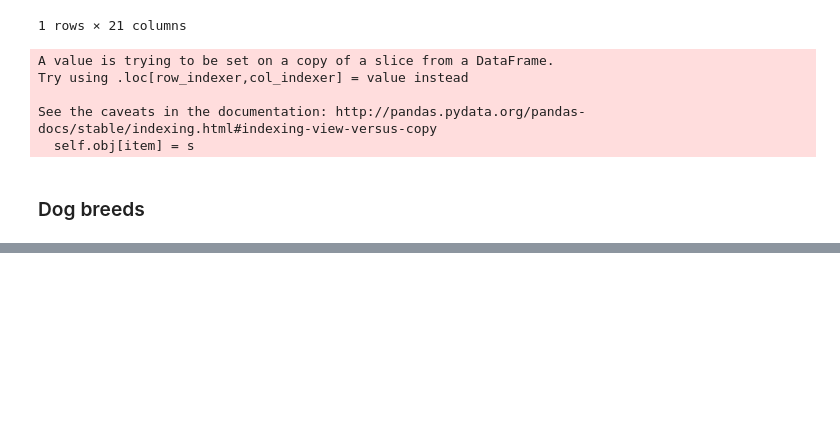
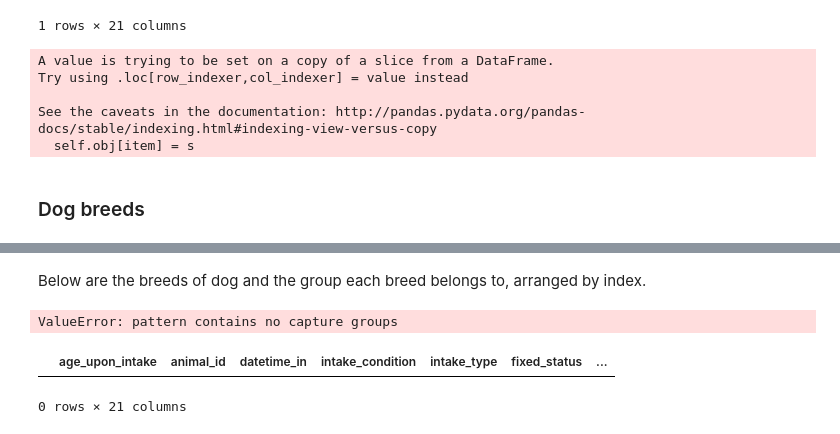
Before and after one commit to luketibbott/kojak, a Jupyter notebook: clean_engineer.ipynb, the cells around one changed output, grey strips where cells are left out. Cells and saved outputs as stored; diff of their text form; code cells hidden in the pictures; blank space fills up the shorter version.

Commit message:
Add dog breed and groups

```diff
--- a/clean_engineer.ipynb
+++ b/clean_engineer.ipynb
@@ -268,0 +289,2 @@ See the caveats in the documentation: http://pandas.pydata.org/pandas-docs/stabl
+# %% [markdown]
+Below are the breeds of dog and the group each breed belongs to, arranged by index.
@@ -268,0 +356,9 @@ See the caveats in the documentation: http://pandas.pydata.org/pandas-docs/stabl
+# %%
+df['breed'].str.extract(r'(etriever)')
+# %% [output]
+ValueError: pattern contains no capture groups
+# %%
+df[np.isin(df['breed'], 'Retriever')]
+# %% [output]
+|  | age_upon_intake | animal_id | datetime_in | intake_condition | intake_type | fixed_status | ... |
+0 rows × 21 columns
```
Also changed, not shown: parts of 6 cells of this notebook, 1 other file.
